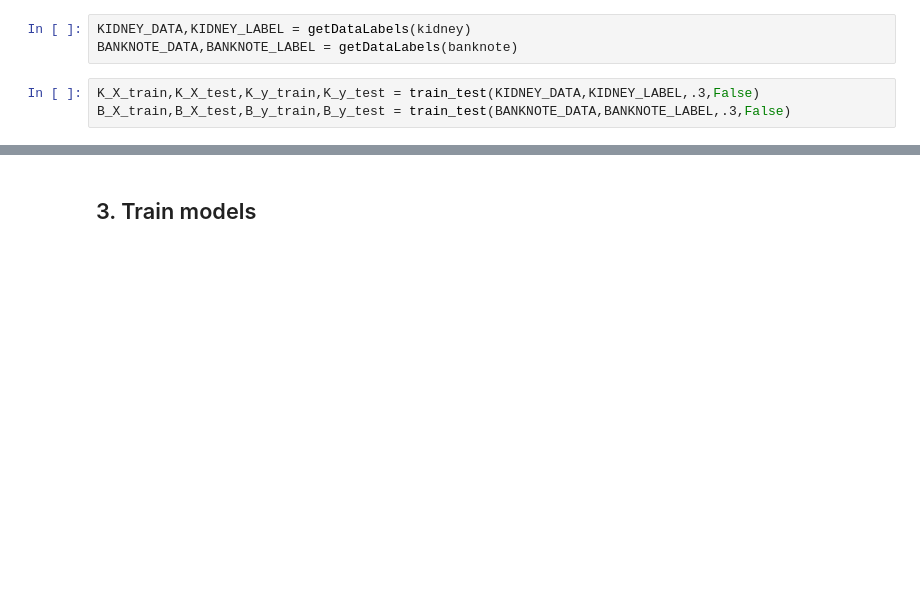
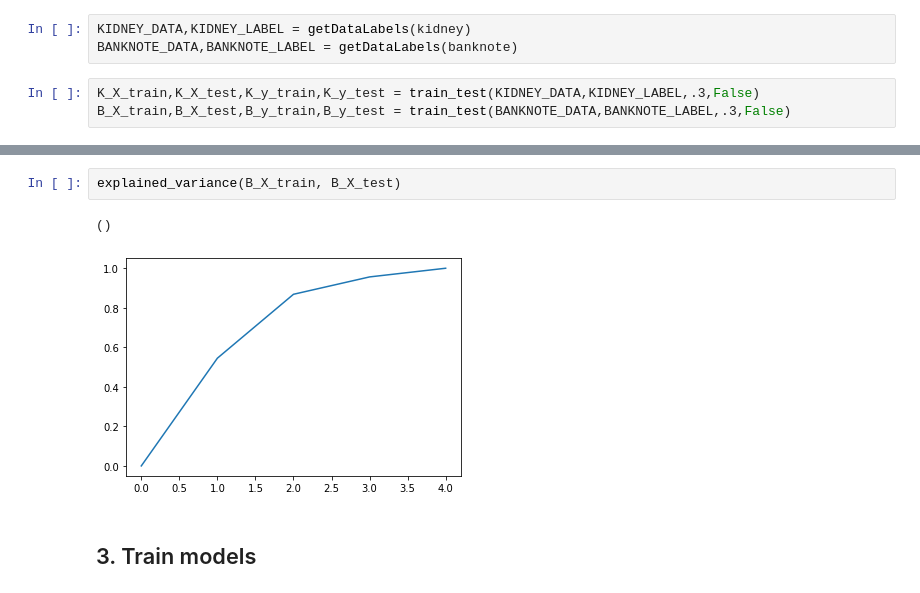
Before and after one commit to thibaultspriet/developmentProjectML, a Jupyter notebook: worflow.ipynb, the cells around one changed output, grey strips where cells are left out. Drawn from its saved outputs; the diff is of its cells as text; blank space fills up the shorter version.

```diff
--- a/worflow.ipynb
+++ b/worflow.ipynb
@@ -63,3 +72,8 @@ rep_data(B_X_train_PCA, B_X_test_PCA, B_y_train, B_y_test)
+# %%
+explained_variance(B_X_train, B_X_test)
+# %% [output]
+()
+[figure, added]
 # %% [markdown]
 ## 3. Train models
 # %%
```
Also changed, not shown: parts of 12 cells of this notebook, 1 other file.
